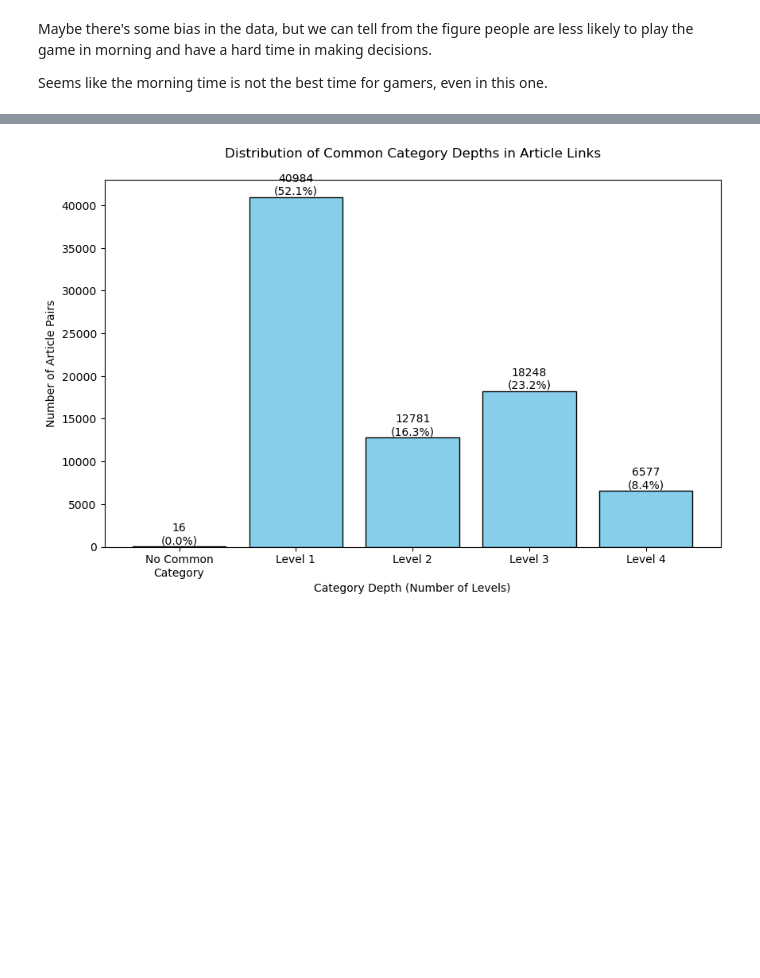
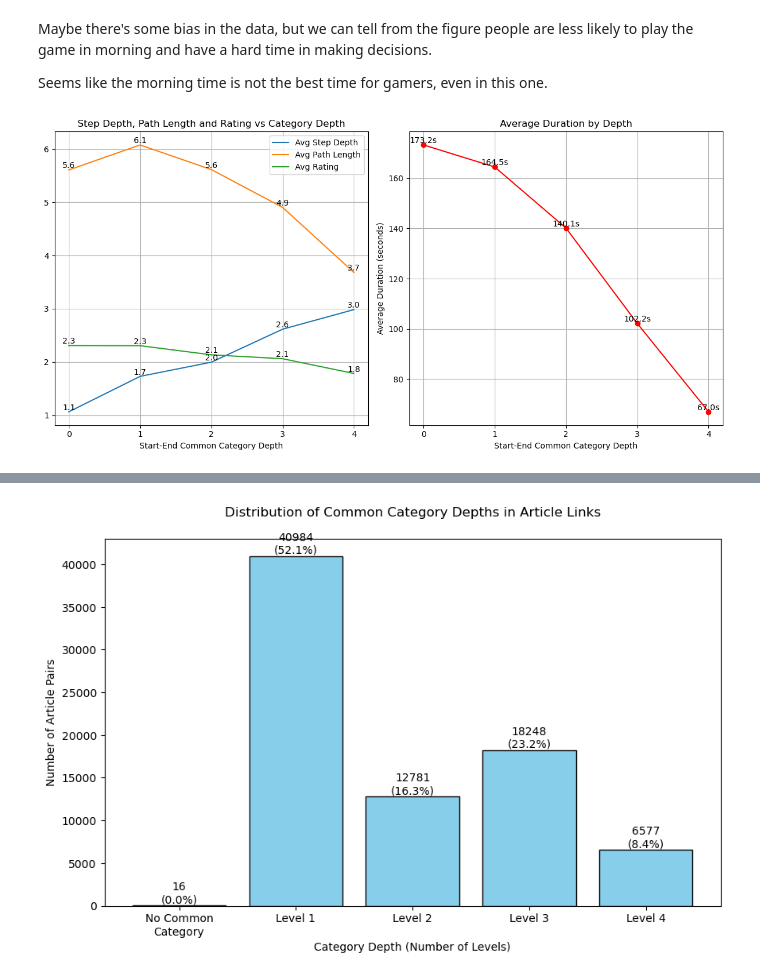
Before and after one commit to epfl-ada/ada-2024-project-genshinstart, a Jupyter notebook: results.ipynb, the cells around one changed output, grey strips where cells are left out. Drawn from its saved outputs; the diff is of its cells as text; code cells hidden in the pictures; blank space fills up the shorter version.

Commit message:
analyze the relation between category depth and finished path

```diff
--- a/results.ipynb
+++ b/results.ipynb
@@ -396,3 +429,42 @@ Seems like the morning time is not the best time for gamers, even in this one.
+# %%
+fig = plt.figure(figsize=(10, 5))
+depths = list(depth_stats.keys())
+
+# 1. Average Metrics Trends
+ax1 = plt.subplot(1, 2, 1)
+metrics = {
+    'Avg Step Depth': [depth_stats[d]['avg_step_depth'] for d in depths],
+    'Avg Path Length': [depth_stats[d]['avg_path_length'] for d in depths],
+    'Avg Rating': [depth_stats[d]['avg_rating'] for d in depths]
+}
+for label, values in metrics.items():
+    ax1.plot(depths, values, label=label)
+    for i, value in enumerate(values):
+        ax1.text(depths[i], value, f'{value:.1f}', ha='center', va='bottom')
+ax1.set_title('Step Depth, Path Length and Rating vs Category Depth')
+ax1.set_xlabel('Start-End Common Category Depth')
+ax1.set_xticks(depths)  # Set specific x-ticks
+ax1.legend()
+ax1.grid(True)
+
+# 2. Completion Time Distribution
+ax2 = plt.subplot(1, 2, 2)
+durations = [depth_stats[d]['avg_duration'] for d in depths]
+ax2.plot(depths, durations, marker='o', color='red')
+ax2.set_title('Average Duration by Depth')
+ax2.set_xlabel('Start-End Common Category Depth')
+ax2.set_ylabel('Average Duration (seconds)')
+ax2.set_xticks(depths)  # Set specific x-ticks
+ax2.grid(True)
+# Add value labels
+for i, duration in enumerate(durations):
+    ax2.text(depths[i], duration, f'{duration:.1f}s', ha='center', va='bottom')
+
+
+plt.tight_layout()
+plt.show()
+# %% [output]
+[figure, added]
 # %%
 paths_unfinished = load_and_unquote_paths('data/wikispeedia_paths-and-graph/paths_unfinished.tsv',
                                           ['hashedIpAddress','timestamp', 'durationInSec','path','target','type'])
```
Also changed, not shown: parts of 4 cells of this notebook, 1 other file.
